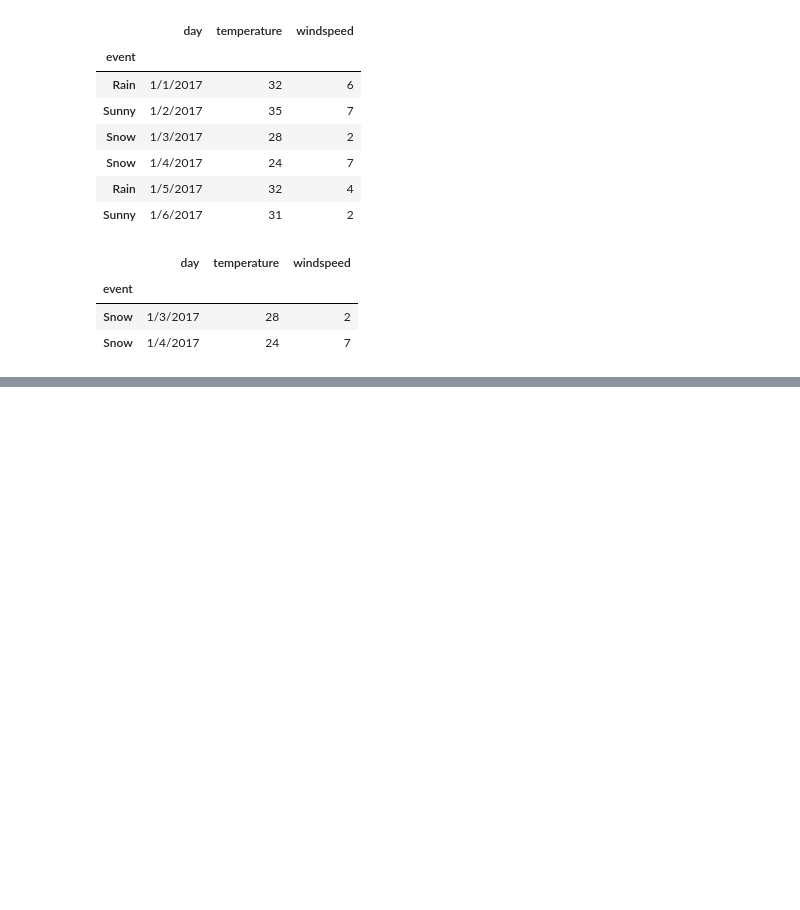
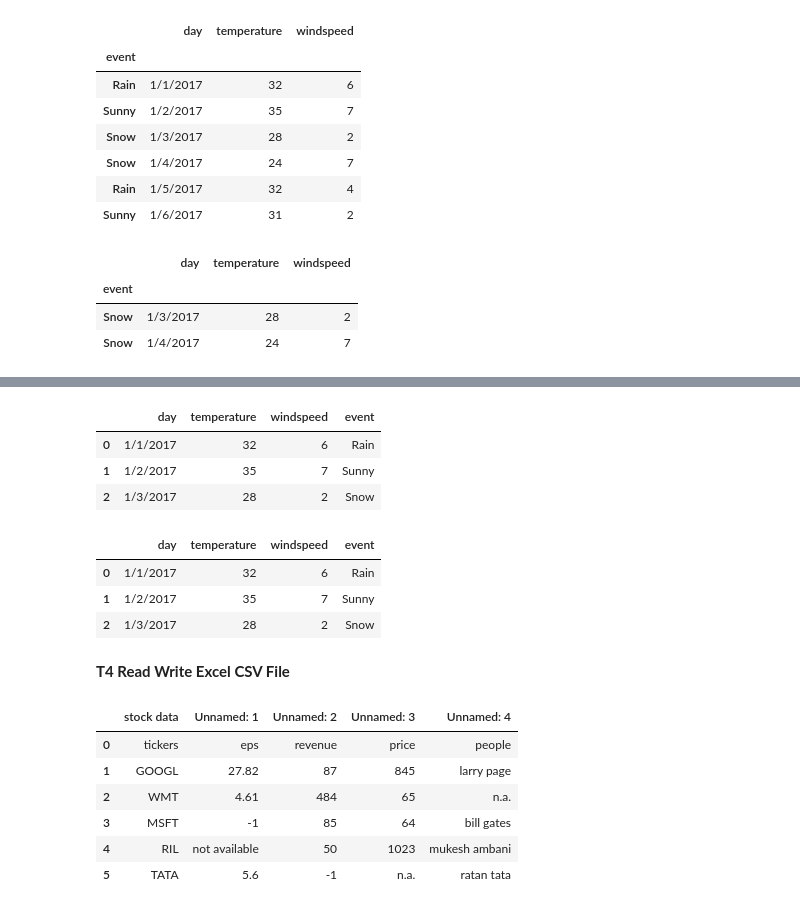
Before and after one commit to subsain/python_files, a Jupyter notebook: d5_d7/panda.ipynb, the cells around one changed output, grey strips where cells are left out. Cells and saved outputs as stored; diff of their text form; code cells hidden in the pictures; blank space fills up the shorter version.

```diff
--- a/d5_d7/panda.ipynb
+++ b/d5_d7/panda.ipynb
@@ -189,0 +207,30 @@ df.loc['Snow']
+# %%
+# Using tuples list
+weather_data = [
+    ('1/1/2017',32,6,'Rain'),
+    ('1/2/2017',35,7,'Sunny'),
+    ('1/3/2017',28,2,'Snow')
+]
+df=pd.DataFrame(data=weather_data,columns=['day','temperature','windspeed','event'])
+df
+# %% [output]
+|  | day | temperature | windspeed | event |
+| 0 | 1/1/2017 | 32 | 6 | Rain |
+| 1 | 1/2/2017 | 35 | 7 | Sunny |
+| 2 | 1/3/2017 | 28 | 2 | Snow |
+# %%
+# Using list of dictionaries
+weather_data = [
+    {'day': '1/1/2017', 'temperature': 32, 'windspeed': 6, 'event': 'Rain'},
+    {'day': '1/2/2017', 'temperature': 35, 'windspeed': 7, 'event': 'Sunny'},
+    {'day': '1/3/2017', 'temperature': 28, 'windspeed': 2, 'event': 'Snow'},
+    ]
+df = pd.DataFrame(data=weather_data, columns=['day','temperature','windspeed','event'])
+df
+# %% [output]
+|  | day | temperature | windspeed | event |
+| 0 | 1/1/2017 | 32 | 6 | Rain |
+| 1 | 1/2/2017 | 35 | 7 | Sunny |
+| 2 | 1/3/2017 | 28 | 2 | Snow |
+# %% [markdown]
+**T4 Read Write Excel CSV File**
@@ -189,0 +239,11 @@ df.loc['Snow']
+# %%
+df=pd.read_csv('C:\\Users\\hp\\Desktop\\new_subhash\\stock_data.csv')
+df
+# %% [output]
+|  | stock data | Unnamed: 1 | Unnamed: 2 | Unnamed: 3 | Unnamed: 4 |
+| 0 | tickers | eps | revenue | price | people |
+| 1 | GOOGL | 27.82 | 87 | 845 | larry page |
+| 2 | WMT | 4.61 | 484 | 65 | n.a. |
+| 3 | MSFT | -1 | 85 | 64 | bill gates |
+| 4 | RIL | not available | 50 | 1023 | mukesh ambani |
+| 5 | TATA | 5.6 | -1 | n.a. | ratan tata |
```
Also changed, not shown: parts of 19 cells of this notebook, 9 other files.
